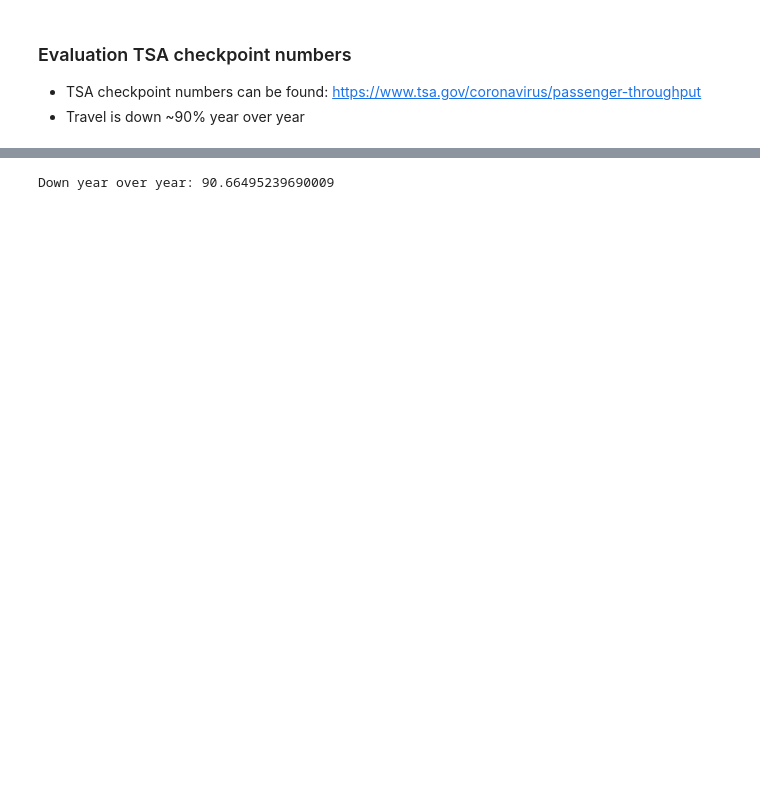
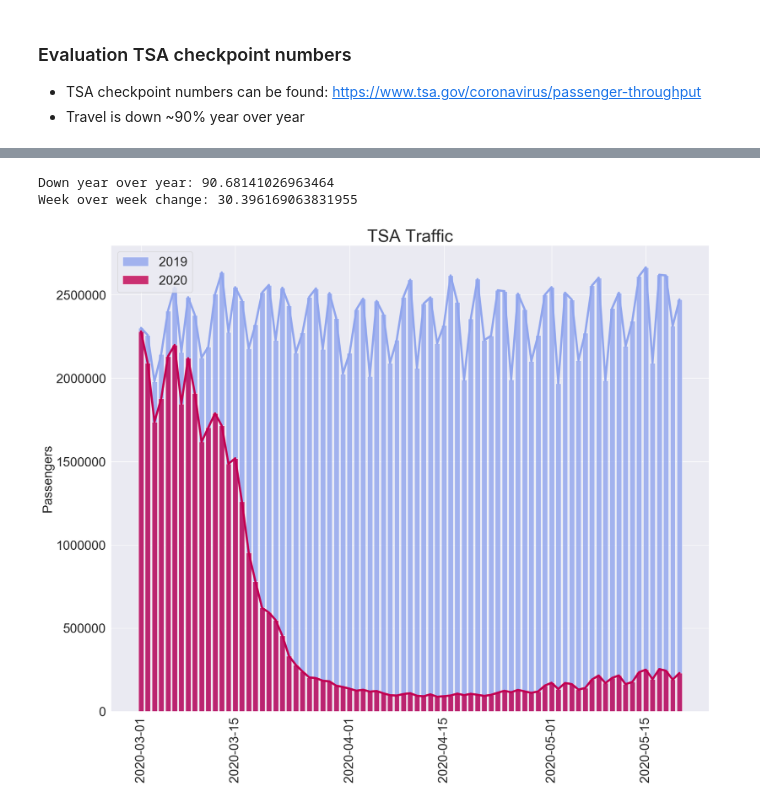
Before and after one commit to jdemeo/SARS-CoV-2, a Jupyter notebook: notebooks/tsa_numbers.ipynb, the cells around one changed output, grey strips where cells are left out. Saved outputs shown, nothing was run; the diff lists cells and outputs as text; code cells hidden in the pictures; blank space fills up the shorter version.

```diff
--- a/notebooks/tsa_numbers.ipynb
+++ b/notebooks/tsa_numbers.ipynb
@@ -40,6 +40,24 @@ tsa.tail()
 # %%
 print('Down year over year:', 100 - tsa.loc[tsa['date'] == tsa['date'].max(), 'yearly_relative_percent'].values[0])
+print('Week over week change:', tsa.loc[tsa['date'] == tsa['date'].max(), 'weekly_percent_change'].values[0])
 # %% [output]
-Down year over year: 90.66495239690009
+Down year over year: 90.68141026963464
+Week over week change: 30.396169063831955
+# %%
+# Distribution of counts
+plt.figure(figsize=(20,16), dpi=100)
+# plt.plot(tsa['date'], tsa['passengers'], linewidth=8.0, c='#C20051')
+# plt.plot(tsa['date'], tsa['passengers_year_ago'], linewidth=8.0, c='#90A5ED')
+plt.bar(tsa['date'], tsa['passengers_year_ago'], color='#90A5ED', alpha=0.8, label='2019')
+plt.bar(tsa['date'], tsa['passengers'], color='#C20051', alpha=0.8, label='2020')
+plt.title('TSA Traffic', fontsize=32)
+plt.ylabel('Passengers', fontsize=24)
+plt.xticks(rotation=90, fontsize=24)
+plt.yticks(fontsize=24)
+plt.legend(fontsize=24)
+plt.savefig('../images/tsa_counts.png')
+plt.show()
+# %% [output]
+[figure, added]
 # %%
 plt.figure(figsize=(20,16), dpi=100)
```
Also changed, not shown: parts of 4 cells of this notebook.
